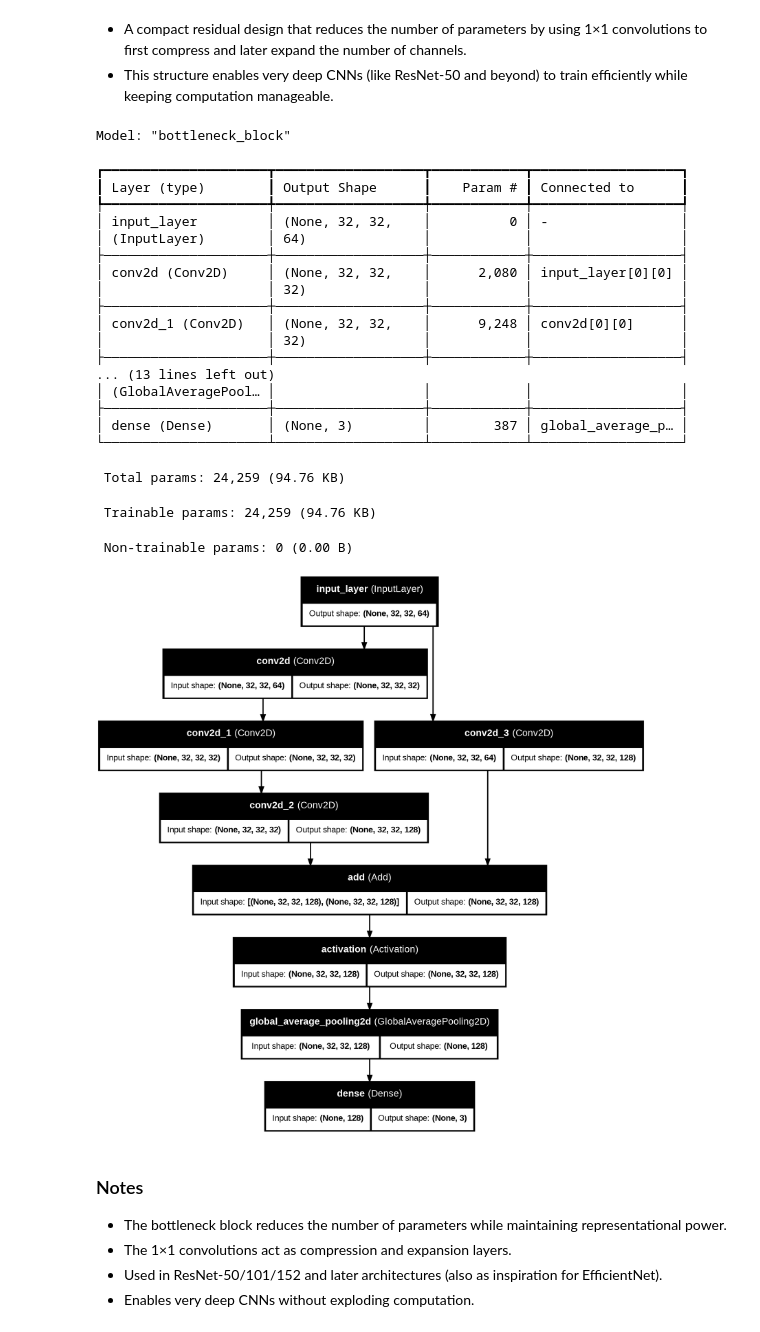
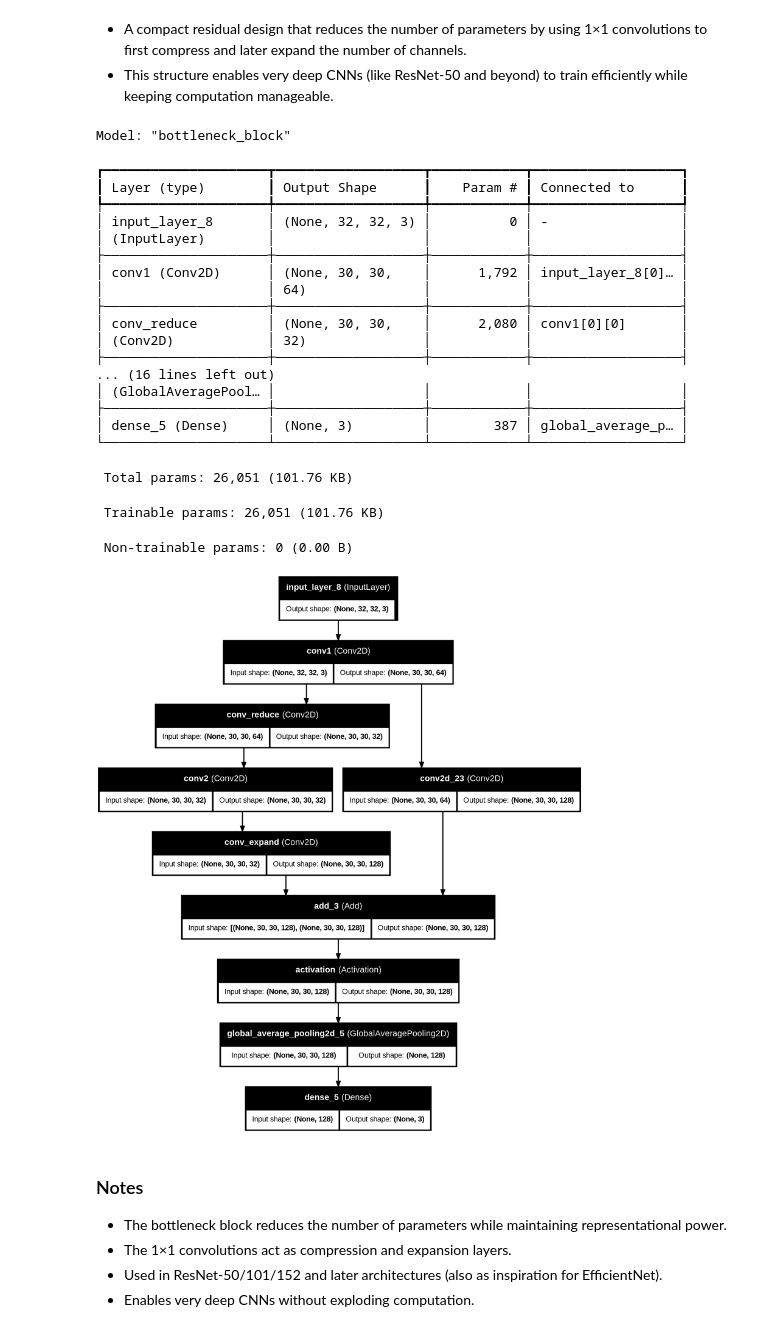
Before and after one commit to reitezuz/18NES2-2026, a Jupyter notebook: week06/cnn_architecture_patterns.ipynb, the cells around one changed output. Drawn from its saved outputs; the diff is of its cells as text; code cells hidden in the pictures.

```diff
--- a/week06/cnn_architecture_patterns.ipynb
+++ b/week06/cnn_architecture_patterns.ipynb
@@ -300,63 +300,68 @@ Model: "functional_4"
 - A compact residual design that reduces the number of parameters by using 1×1 convolutions to first compress and later expand the number of channels.
 - This structure enables very deep CNNs (like ResNet-50 and beyond) to train efficiently while keeping computation manageable.
 # %%
+from os import name
 import keras
 from keras import layers, models
 
-# 🧱 Bottleneck residual block example
+# Bottleneck residual block example
 # -----------------------------------
 # Structure: 1x1 conv (reduce) → 3x3 conv (process) → 1x1 conv (expand)
 # Residual shortcut connection ensures stable training in deep networks.
 
-inputs = layers.Input(shape=(32, 32, 64))  # e.g., input with 64 channels
+inputs = layers.Input(shape=(32, 32, 3))
 
-# Main path
-x = layers.Conv2D(32, (1, 1), padding="same", activation="relu")(inputs)   # reduce channels (compression)
-x = layers.Conv2D(32, (3, 3), padding="same", activation="relu")(x)        # spatial filtering
-x = layers.Conv2D(128, (1, 1), padding="same", activation=None)(x)         # expand channels (restore depth)
+# Convolutional layer
+x = keras.layers.Conv2D(64, kernel_size=(3, 3), activation='relu', name="conv1")(inputs)
+residual = x # save this as the shortcut connection (residual)
+
+# Main path .... number of chanels: 64 -> 32 -> 32 -> 128
+x = layers.Conv2D(32, (1, 1), padding="same", activation="relu", name="conv_reduce")(x)   # reduce channels (compression)
+x = layers.Conv2D(32, (3, 3), padding="same", activation="relu", name="conv2")(x)         # spatial filtering
+x = layers.Conv2D(128, (1, 1), padding="same", activation=None, name="conv_expand")(x)    # expand channels (restore depth)
 
 # Shortcut path (projection if needed)
-residual = layers.Conv2D(128, (1, 1), padding="same")(inputs)
+residual = layers.Conv2D(128, (1, 1), padding="same")(residual)
 
 # Combine main and shortcut
 x = layers.Add()([x, residual])
 x = layers.Activation("relu")(x)
 
 # Head of the model (for visualization/demo)
 x = layers.GlobalAveragePooling2D()(x)
 outputs = layers.Dense(3, activation="softmax")(x)
 
 # Build the model
 model = models.Model(inputs, outputs, name="bottleneck_block")
 model.summary()
 
 # Optional: visualize
 keras.utils.plot_model(model, to_file="bottleneck_block.png", show_shapes=True, show_layer_names=True)
 from IPython.display import Image, display
 display(Image(filename="bottleneck_block.png", width=800))
 # %% [output]
 Model: "bottleneck_block"
 ┏━━━━━━━━━━━━━━━━━━━━━┳━━━━━━━━━━━━━━━━━━━┳━━━━━━━━━━━━┳━━━━━━━━━━━━━━━━━━━┓
 ┃ Layer (type)        ┃ Output Shape      ┃    Param # ┃ Connected to      ┃
 ┡━━━━━━━━━━━━━━━━━━━━━╇━━━━━━━━━━━━━━━━━━━╇━━━━━━━━━━━━╇━━━━━━━━━━━━━━━━━━━┩
-│ input_layer         │ (None, 32, 32,    │          0 │ -                 │
-│ (InputLayer)        │ 64)               │            │                   │
+│ input_layer_8       │ (None, 32, 32, 3) │          0 │ -                 │
+│ (InputLayer)        │                   │            │                   │
 ├─────────────────────┼───────────────────┼────────────┼───────────────────┤
-│ conv2d (Conv2D)     │ (None, 32, 32,    │      2,080 │ input_layer[0][0] │
-│                     │ 32)               │            │                   │
+│ conv1 (Conv2D)      │ (None, 30, 30,    │      1,792 │ input_layer_8[0]… │
+│                     │ 64)               │            │                   │
 ├─────────────────────┼───────────────────┼────────────┼───────────────────┤
-│ conv2d_1 (Conv2D)   │ (None, 32, 32,    │      9,248 │ conv2d[0][0]      │
-│                     │ 32)               │            │                   │
+│ conv_reduce         │ (None, 30, 30,    │      2,080 │ conv1[0][0]       │
+│ (Conv2D)            │ 32)               │            │                   │
 ├─────────────────────┼───────────────────┼────────────┼───────────────────┤
-... (13 lines left out)
+... (16 lines left out)
 │ (GlobalAveragePool… │                   │            │                   │
 ├─────────────────────┼───────────────────┼────────────┼───────────────────┤
-│ dense (Dense)       │ (None, 3)         │        387 │ global_average_p… │
+│ dense_5 (Dense)     │ (None, 3)         │        387 │ global_average_p… │
 └─────────────────────┴───────────────────┴────────────┴───────────────────┘
- Total params: 24,259 (94.76 KB)
+ Total params: 26,051 (101.76 KB)
- Trainable params: 24,259 (94.76 KB)
+ Trainable params: 26,051 (101.76 KB)
  Non-trainable params: 0 (0.00 B)
-[figure, old version]
+[figure, new version]
 # %% [markdown]
 ### Notes
 - The bottleneck block reduces the number of parameters while maintaining representational power.
```
Also changed, not shown: parts of 4 cells of this notebook.
